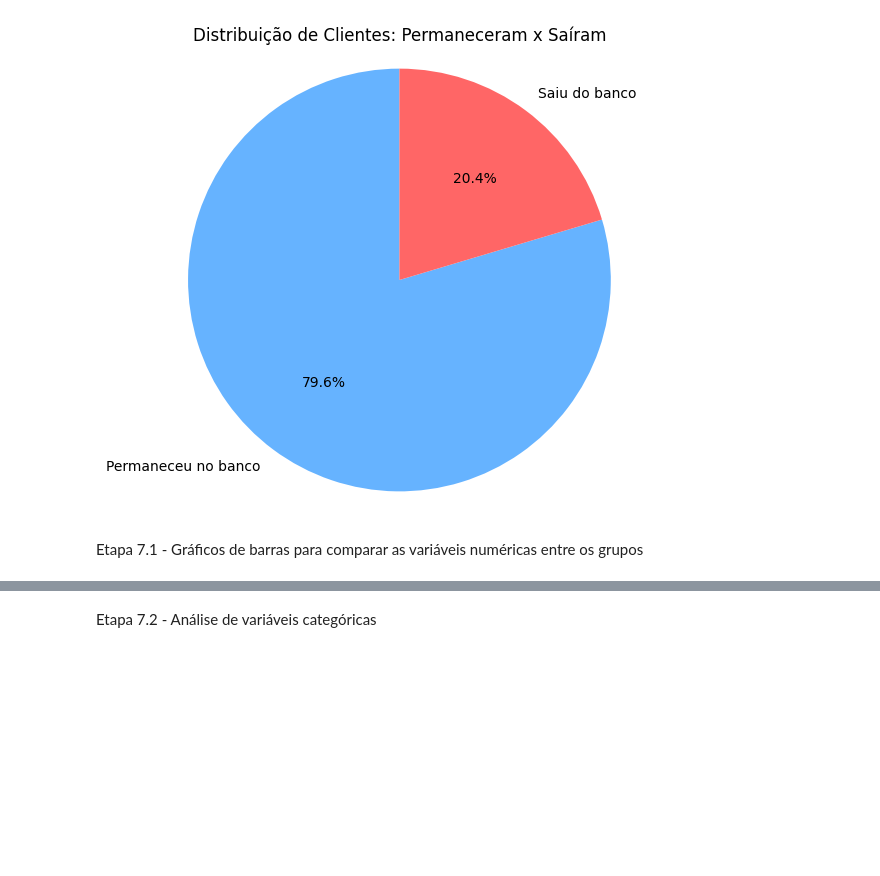
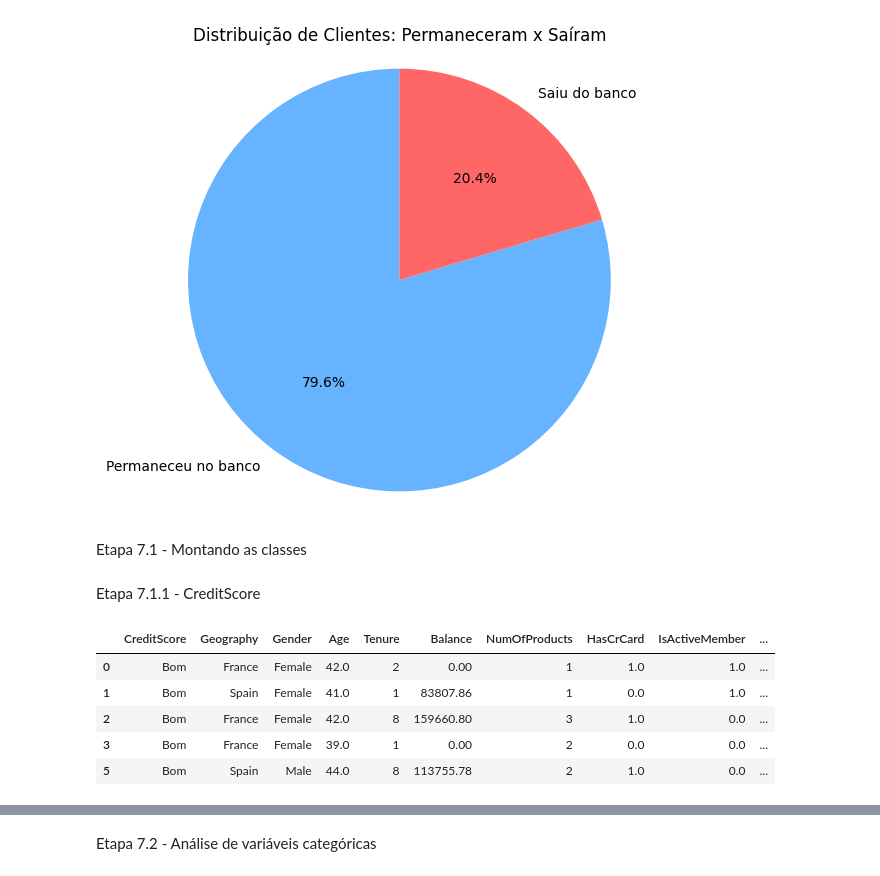
Before and after one commit to vitao-bolado/Trabalho1_AnaliseDados, a Jupyter notebook: Trabalho1.ipynb, the cells around one changed output, grey strips where cells are left out. Saved outputs shown, nothing was run; the diff lists cells and outputs as text; code cells hidden in the pictures; blank space fills up the shorter version.

Commit message:
Melhorando a etapa 7

```diff
--- a/Trabalho1.ipynb
+++ b/Trabalho1.ipynb
@@ -161,5 +161,5 @@ plt.axis('equal')
 plt.show()
 # %% [output]
 [figure]
-# %% [markdown]
-Etapa 7.1 - Gráficos de barras para comparar as variáveis numéricas entre os grupos
+# %% [markdown]
+Etapa 7.1 - Montando as classes
@@ -165,0 +169,29 @@ Etapa 7.1 - Gráficos de barras para comparar as variáveis numéricas entre os
+# %% [markdown]
+Etapa 7.1.1 - CreditScore
+# %%
+#definindo classes
+  #CreditScore
+    #Muita baixa (0 a 300)
+    #Baixa (301 a 500)
+    #Bom (501 a 700)
+    #Excelente (701+)
+
+
+
+valores = [0, 301, 501, 701, df['CreditScore'].max()]
+classes = ['Muito Baixa',
+           'Baixa',
+           'Bom',
+           'Excelente']
+
+dfClasses['CreditScore'] = pd.cut(df['CreditScore'], bins=valores, labels=classes)
+dfClasses = pd.DataFrame(dfClasses)
+
+dfClasses.head()
+# %% [output]
+|  | CreditScore | Geography | Gender | Age | Tenure | Balance | NumOfProducts | HasCrCard | IsActiveMember | ... |
+| 0 | Bom | France | Female | 42.0 | 2 | 0.00 | 1 | 1.0 | 1.0 | ... |
+| 1 | Bom | Spain | Female | 41.0 | 1 | 83807.86 | 1 | 0.0 | 1.0 | ... |
+| 2 | Bom | France | Female | 42.0 | 8 | 159660.80 | 3 | 1.0 | 0.0 | ... |
+| 3 | Bom | France | Female | 39.0 | 1 | 0.00 | 2 | 0.0 | 0.0 | ... |
+| 5 | Bom | Spain | Male | 44.0 | 8 | 113755.78 | 2 | 1.0 | 0.0 | ... |
```
Also changed, not shown: parts of 15 cells of this notebook.
